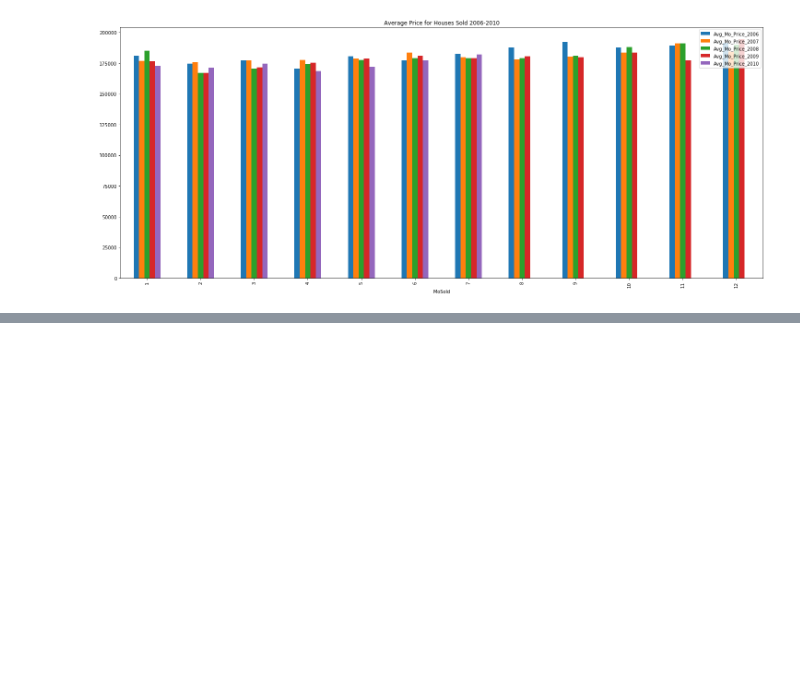
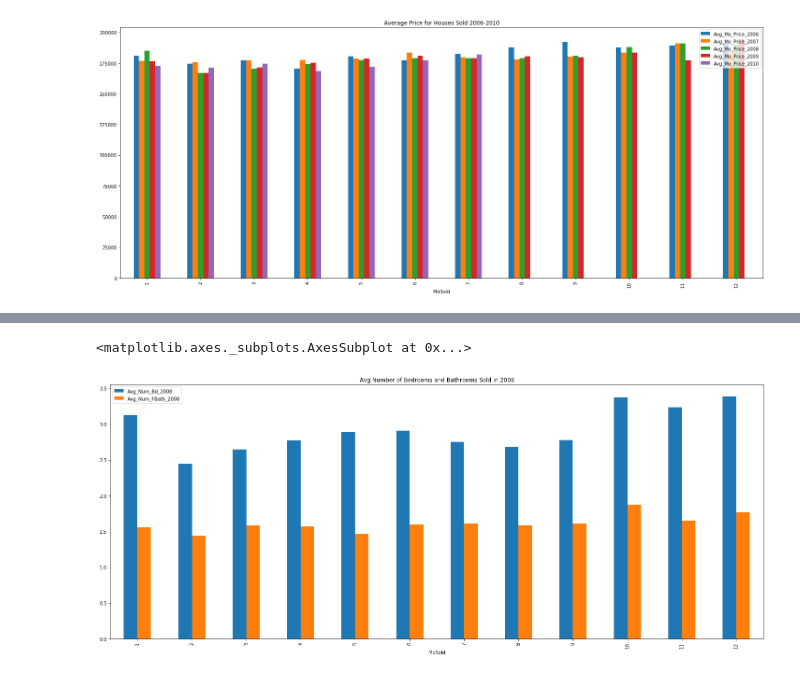
Before and after one commit to AlfredMtz/Springboard, a Jupyter notebook: amesproject.ipynb, the cells around one changed output, grey strips where cells are left out. Saved outputs shown, nothing was run; the diff lists cells and outputs as text; code cells hidden in the pictures; blank space fills up the shorter version.

```diff
--- a/amesproject.ipynb
+++ b/amesproject.ipynb
@@ -220,0 +326,20 @@ all_hprices.plot(kind='bar', figsize=(25,10),title='Average Price for Houses Sol
+# %%
+# Number of bedrooms and bathrooms in 2008
+h_drooms = h_data[h_data.YrSold == 2008]
+h_dbrooms2008 = h_drooms.groupby('MoSold').BedroomAbvGr.mean()
+h_dbrooms2008
+
+h_dbrooms2008= h_dbrooms2008.to_frame()
+h_dbrooms2008.columns = ['Avg_Num_Bd_2008']
+h_dbrooms2008
+
+h_dfbaths2008 = h_drooms.groupby('MoSold').FullBath.mean()
+h_dfbaths2008
+
+h_dfbaths2008= h_dfbaths2008.to_frame()
+h_dfbaths2008.columns = ['Avg_Num_FBath_2008']
+h_dfbaths2008
+
+
+br_and_bth2008 = pd.concat([h_dbrooms2008,h_dfbaths2008], axis=1)
+br_and_bth2008
@@ -220,0 +361,6 @@ all_hprices.plot(kind='bar', figsize=(25,10),title='Average Price for Houses Sol
+# %%
+# 2008
+br_and_bth2008.plot(kind='bar', figsize=(25,10),title='Avg Number of Bedrooms and Bathrooms Sold in 2008')
+# %% [output]
+<matplotlib.axes._subplots.AxesSubplot at 0x...>
+[figure, added]
```
Also changed, not shown: parts of 11 cells of this notebook.
